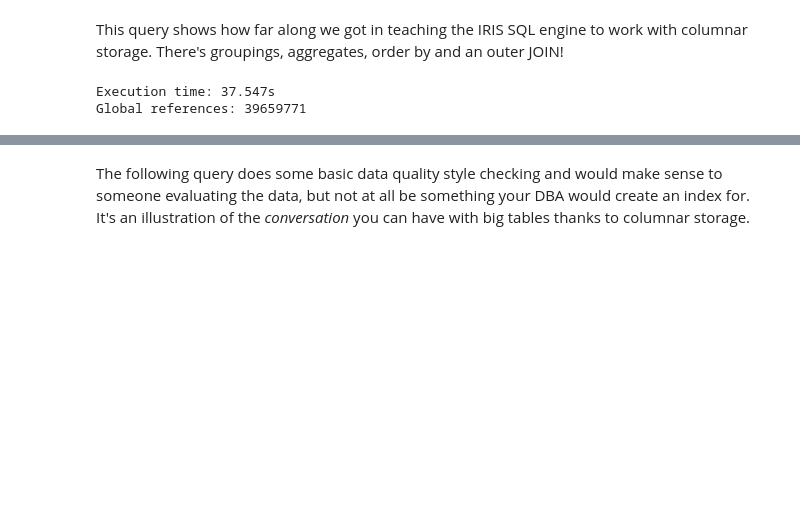
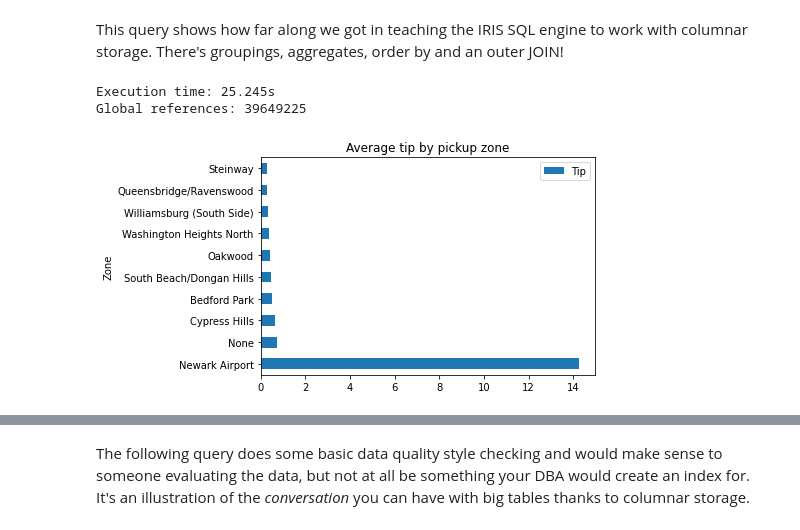
Before and after one commit to bdeboe/isc-taxi-demo, a Jupyter notebook: src/python/demo.ipynb, the cells around one changed output, grey strips where cells are left out. Drawn from its saved outputs; the diff is of its cells as text; code cells hidden in the pictures; blank space fills up the shorter version.

```diff
--- a/src/python/demo.ipynb
+++ b/src/python/demo.ipynb
@@ -125,15 +162,19 @@ This query shows how far along we got in teaching the IRIS SQL engine to work wi
 # %%
 reset_compare()
 r = query("SELECT Zone, Borough, Tip FROM ("+
-              "SELECT TOP 10 PULocationID, AVG(tip_amount / fare_amount) Tip "+
+              "SELECT TOP 10 PULocationID, AVG(tip_amount / fare_amount) AS Tip "+
               "FROM NYTaxi.RowRides "+
               "WHERE fare_amount > 0 "+
               "GROUP BY PULocationID "+
               "ORDER BY 2 DESC"+
-          ") r LEFT JOIN NYTaxi.Zones z ON r.PULocationID = z.LocationID", True)
+          ") r LEFT JOIN NYTaxi.Zones z ON r.PULocationID = z.LocationID",
+          dtypes = { "Tip": np.double })
+
+r.plot.barh(x="Zone", y="Tip", title="Average tip by pickup zone");
 # %% [output]
-Execution time: 37.547s
-Global references: 39659771
+Execution time: 25.245s
+Global references: 39649225
+[figure, added]
 # %%
 r = query("SELECT Zone, Borough, Tip FROM ("+
               "SELECT TOP 10 PULocationID, AVG(tip_amount / fare_amount) Tip "+
```
Also changed, not shown: parts of 20 cells of this notebook, 1 other file.
